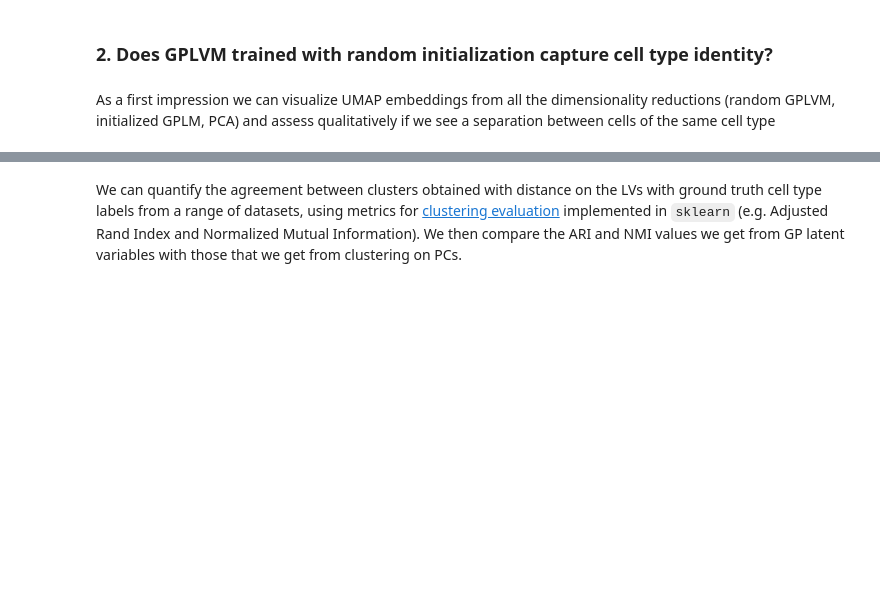
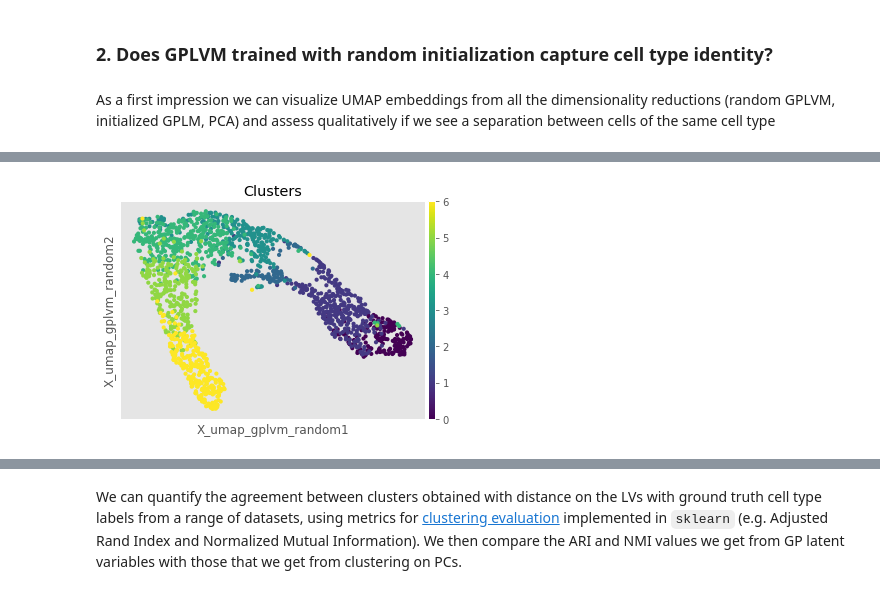
Before and after one commit to shaistamadad/GPLVM_Shaista, a Jupyter notebook: GPLVM_benchmark_template.ipynb, the cells around one changed output, grey strips where cells are left out. Drawn from its saved outputs; the diff is of its cells as text; code cells hidden in the pictures; blank space fills up the shorter version.

```diff
--- a/GPLVM_benchmark_template.ipynb
+++ b/GPLVM_benchmark_template.ipynb
@@ -19,0 +250,4 @@ As a first impression we can visualize UMAP embeddings from all the dimensionali
+# %%
+sc.pl.embedding(forebrain, "X_umap_gplvm_random", color=['Clusters']) #PCA
+# %% [output]
+[figure, added]
```
Also changed, not shown: parts of 60 cells of this notebook, 1 other file.
